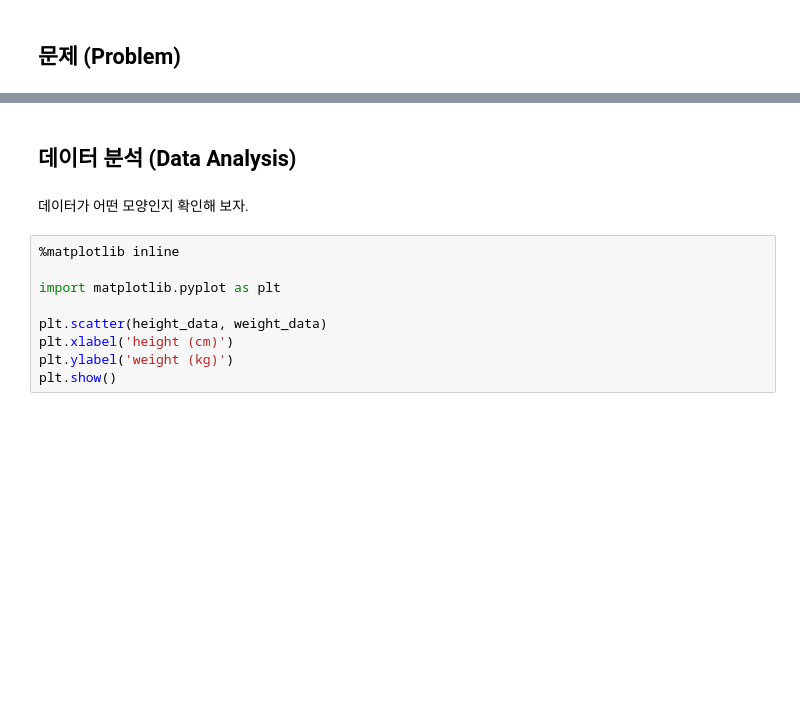
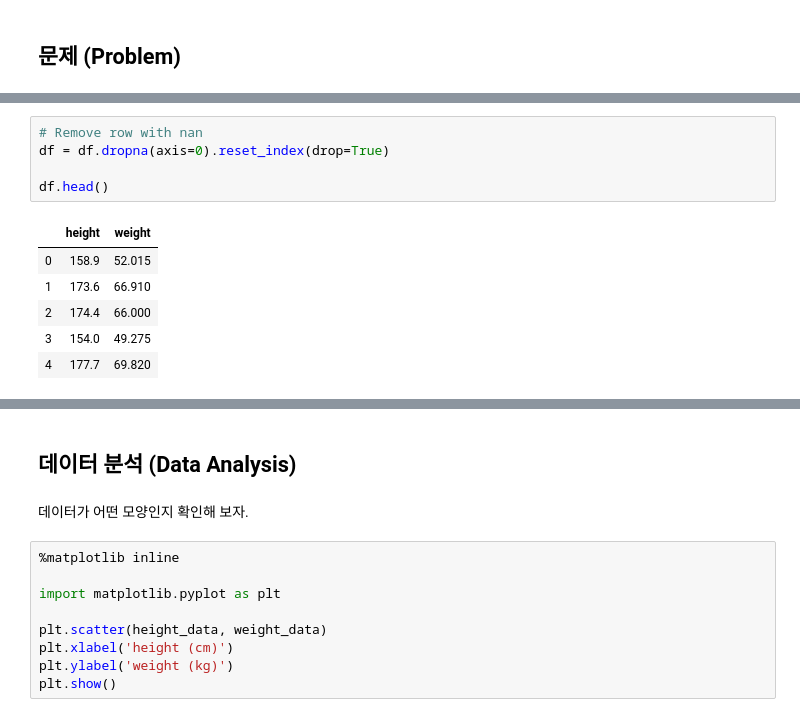
Before and after one commit to skettee/notebooks, a Jupyter notebook: linear_regression.ipynb, the cells around one changed output, grey strips where cells are left out. Saved outputs shown, nothing was run; the diff lists cells and outputs as text; blank space fills up the shorter version.

```diff
--- a/linear_regression.ipynb
+++ b/linear_regression.ipynb
@@ -38,0 +81,12 @@ weight_data=  [45.198, 46.212, 45.850, 47.389, 46.920, 49.275, 49.790, 50.354, 5
+# %%
+# Remove row with nan
+df = df.dropna(axis=0).reset_index(drop=True)
+
+df.head()
+# %% [output]
+|  | height | weight |
+| 0 | 158.9 | 52.015 |
+| 1 | 173.6 | 66.910 |
+| 2 | 174.4 | 66.000 |
+| 3 | 154.0 | 49.275 |
+| 4 | 177.7 | 69.820 |
```
Also changed, not shown: parts of 17 cells of this notebook, 5 other files.
